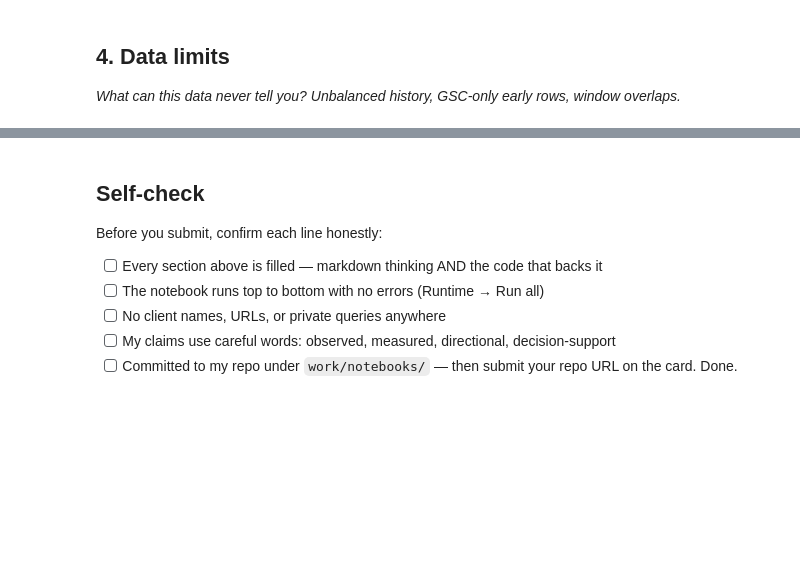
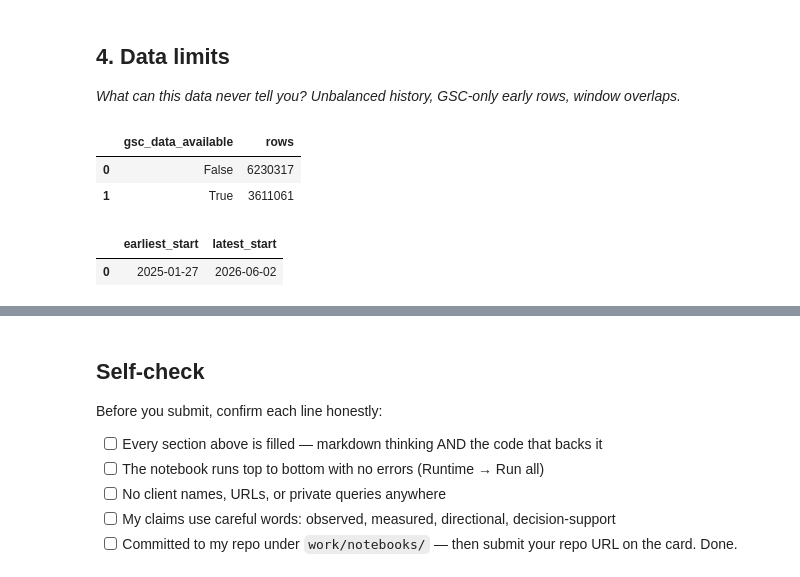
Before and after one commit to MukibHossain/ml-internship-starter, a Jupyter notebook: work/notebooks/w03_data_contract.ipynb, the cells around one changed output, grey strips where cells are left out. Drawn from its saved outputs; the diff is of its cells as text; code cells hidden in the pictures; blank space fills up the shorter version.

Commit message:
data limits added

```diff
--- a/work/notebooks/w03_data_contract.ipynb
+++ b/work/notebooks/w03_data_contract.ipynb
@@ -256,3 +256,31 @@ After removing this column, the model must rely only on historical information,
 ## 4. Data limits
 
 *What can this data never tell you? Unbalanced history, GSC-only early rows, window overlaps.*
+# %%
+query = f"""
+SELECT
+    gsc_data_available,
+    COUNT(*) AS rows
+FROM {REL}
+GROUP BY gsc_data_available;
+"""
+
+con.sql(query).df()
+# %% [output]
+|  | gsc_data_available | rows |
+| 0 | False | 6230317 |
+| 1 | True | 3611061 |
+# %%
+query = """
+SELECT
+    MIN(gsc_data_start) AS earliest_start,
+    MAX(gsc_data_start) AS latest_start
+FROM read_parquet(
+'hf://datasets/FlyRank/internship-warehouse/dim_clients.parquet'
+);
+"""
+
+con.sql(query).df()
+# %% [output]
+|  | earliest_start | latest_start |
+| 0 | 2025-01-27 | 2026-06-02 |
```
Also changed, not shown: parts of 1 cell of this notebook.
